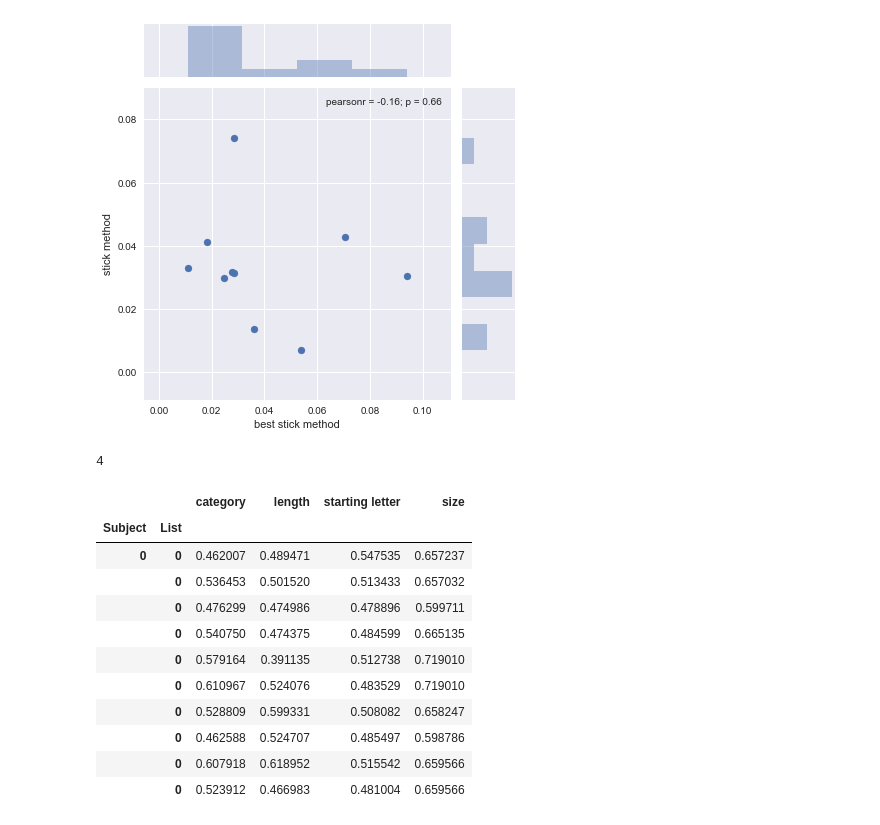
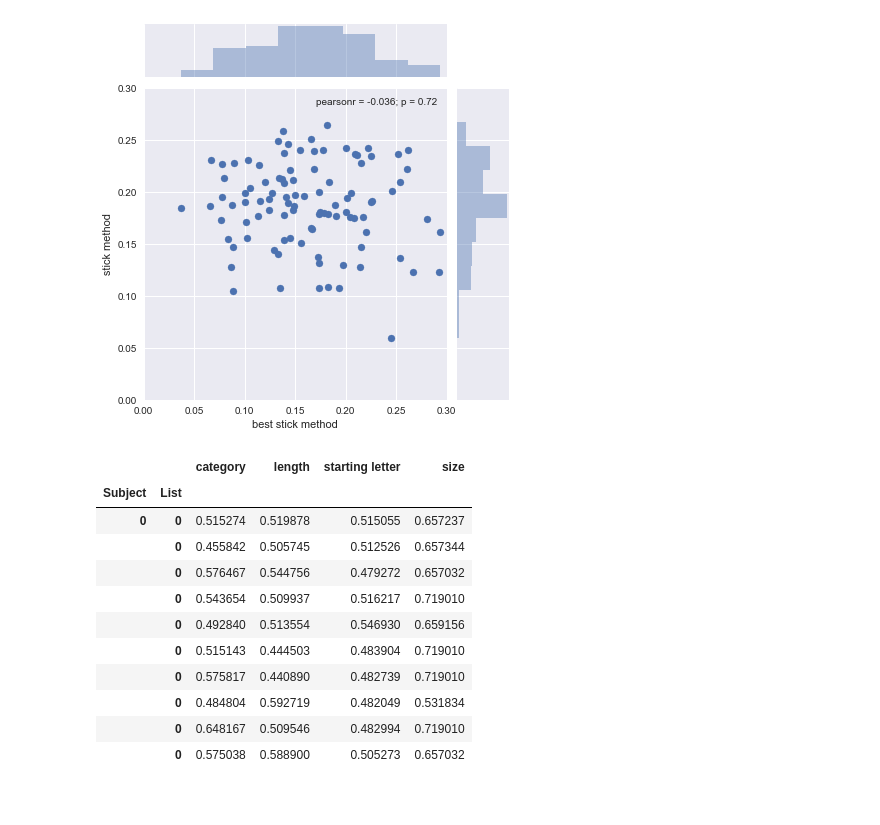
Before and after one commit to ContextLab/quail, a Jupyter notebook: docs/tutorial/optimal presenter.ipynb, the cells around one changed output. Saved outputs shown, nothing was run; the diff lists cells and outputs as text; code cells hidden in the pictures.

```diff
--- a/docs/tutorial/optimal presenter.ipynb
+++ b/docs/tutorial/optimal presenter.ipynb
@@ -128,35 +129,51 @@ presenter = OptimalPresenter(params=params, strategy='stabilize')
 # update the fingerprint
 fingerprint.update(egg)
 
-weights = quail.analyze(egg, analysis='fingerprint')
+weights = fingerprint.state.reshape(1,4)
 # %%
-nperms=10
+nperms=100
 dist_stick = []
 dist_beststick = []
 dist_perm = []
+dist_permde = []
 dist_rand = []
+dist_bestchoice = []
 
 for iperm in range(nperms):
 
-    # random
+    presenter.strategy = 'stabilize'
+
+#     # random
     shuffled_egg = presenter.order(egg, strategy='random')
     weights_rand = quail.analyze(shuffled_egg, analysis='fingerprint')
-    dist_rand.append(((weights_rand - weights)**2).values.sum())
+    dist_rand.append(cdist(weights_rand, weights)[0])
 
     # reorder next list using stick breaking
     resorted_egg = presenter.order(shuffled_egg, method='stick')
     weights_stick = quail.analyze(resorted_egg, analysis='fingerprint')
-    dist_stick.append(((weights_stick - weights)**2).values.sum())
+    dist_stick.append(cdist(weights_stick, weights)[0])
 
     # reorder next list using stick breaking
-    resorted_egg = presenter.order(shuffled_egg, method='best_stick', nperms=1000)
+    resorted_egg = presenter.order(shuffled_egg, method='best_stick', nperms=10000)
     weights_stick = quail.analyze(resorted_egg, analysis='fingerprint')
-    dist_beststick.append(((weights_stick - weights)**2).values.sum())
+    dist_beststick.append(cdist(weights_stick, weights)[0])
 
     # reorder next list using permutation
-#     resorted_egg = presenter.order(shuffled_egg, method='permute', nperms=10000)
-#     weights_perm = quail.analyze(resorted_egg, analysis='fingerprint')
-#     dist_perm.append(((weights_perm - weights)**2).values.sum())
+    resorted_egg = presenter.order(shuffled_egg, method='permute', nperms=10000)
+    weights_perm = quail.analyze(resorted_egg, analysis='fingerprint')
+    dist_perm.append(cdist(weights_perm, weights))
+
+    presenter.strategy = 'destabilize'
+
+    # reorder next list using permutation
+    resorted_egg = presenter.order(shuffled_egg, method='permute', nperms=10000)
+    weights_permde = quail.analyze(resorted_egg, analysis='fingerprint')
+    dist_permde.append(cdist(weights_permde, weights))
+
+    # reorder next list using permutation
+#     resorted_egg = presenter.order(shuffled_egg, method='best_choice', nperms=100)
+#     weights_choice = quail.analyze(resorted_egg, analysis='fingerprint')
+#     dist_bestchoice.append(cdist(weights_choice, weights)[0])
 
     if iperm % 10 == 0:
         print(iperm)
@@ -174,25 +197,33 @@ sns.plt.show()
 # %%
 import pandas as pd
-df = pd.DataFrame(np.array([dist_beststick, dist_stick]).T, columns=['best stick method', 'stick method'])
-sns.jointplot(df['best stick method'], df['stick method'])
+df = pd.DataFrame(np.array([np.squeeze(dist_rand),
+                            np.squeeze(dist_perm),
+                            np.squeeze(dist_stick),
+                            np.squeeze(dist_beststick),
+                            np.squeeze(dist_bestchoice)]).T,
+                  columns=['random', 'permutation', 'stick', 'best stick', 'best choice'])
+sns.jointplot(df['best stick method'], df['stick method'], xlim=[0, .3], ylim=[0, .3])
+
 sns.plt.show()
-np.sum(df['best stick method'] > df['stick method'])
 # %% [output]
-[figure, old version]
+[figure, new version]
-4
 # %%
 presenter.get_params('fingerprint').state = np.array([.5, .5, .5, .95])
+for i in range(10):
+    reordered_egg = presenter.order(egg, method='stick')
+    quail.analyze(reordered_egg, analysis='fingerprint')
+
 pd.concat([quail.analyze(presenter.order(egg, method='stick'), analysis='fingerprint') for i in range(10)])
 # %% [output]
 |  |  | category | length | starting letter | size |
 | Subject | List |  |  |  |  |
-| 0 | 0 | 0.462007 | 0.489471 | 0.547535 | 0.657237 |
-|  | 0 | 0.536453 | 0.501520 | 0.513433 | 0.657032 |
-|  | 0 | 0.476299 | 0.474986 | 0.478896 | 0.599711 |
-|  | 0 | 0.540750 | 0.474375 | 0.484599 | 0.665135 |
-|  | 0 | 0.579164 | 0.391135 | 0.512738 | 0.719010 |
-|  | 0 | 0.610967 | 0.524076 | 0.483529 | 0.719010 |
-|  | 0 | 0.528809 | 0.599331 | 0.508082 | 0.658247 |
-|  | 0 | 0.462588 | 0.524707 | 0.485497 | 0.598786 |
-|  | 0 | 0.607918 | 0.618952 | 0.515542 | 0.659566 |
-|  | 0 | 0.523912 | 0.466983 | 0.481004 | 0.659566 |
+| 0 | 0 | 0.515274 | 0.519878 | 0.515055 | 0.657237 |
+|  | 0 | 0.455842 | 0.505745 | 0.512526 | 0.657344 |
+|  | 0 | 0.576467 | 0.544756 | 0.479272 | 0.657032 |
+|  | 0 | 0.543654 | 0.509937 | 0.516217 | 0.719010 |
+|  | 0 | 0.492840 | 0.513554 | 0.546930 | 0.659156 |
+|  | 0 | 0.515143 | 0.444503 | 0.483904 | 0.719010 |
+|  | 0 | 0.575817 | 0.440890 | 0.482739 | 0.719010 |
+|  | 0 | 0.484804 | 0.592719 | 0.482049 | 0.531834 |
+|  | 0 | 0.648167 | 0.509546 | 0.482994 | 0.719010 |
+|  | 0 | 0.575038 | 0.588900 | 0.505273 | 0.657032 |
```
Also changed, not shown: parts of 4 cells of this notebook, 2 other files.
